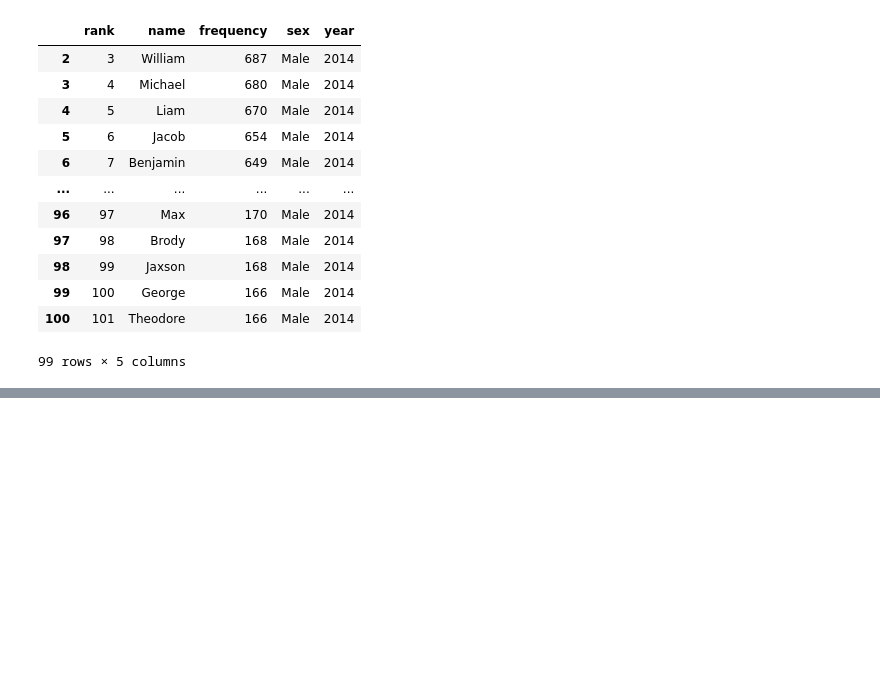
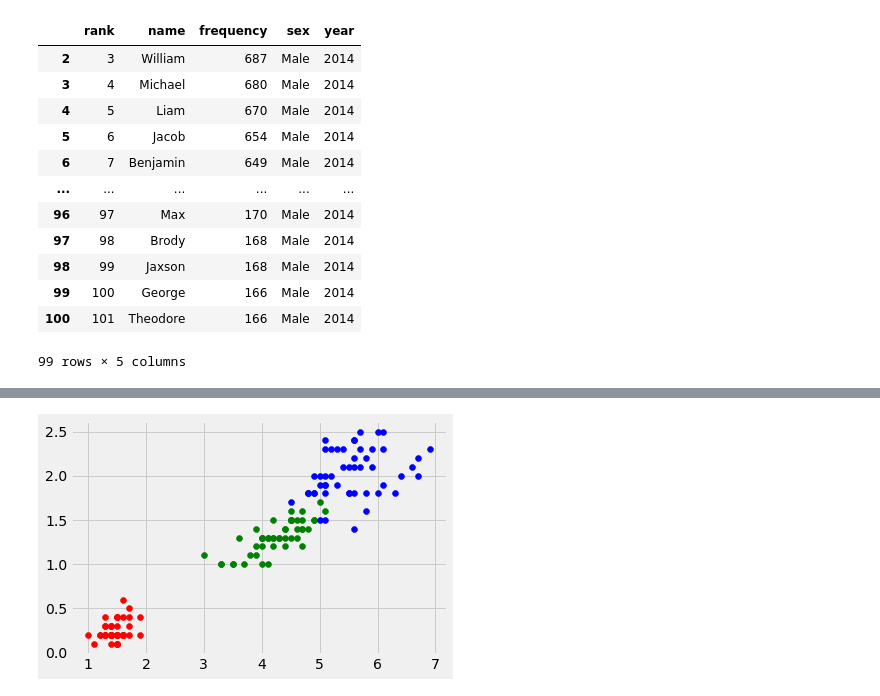
Before and after one commit to wu-olivia-ke/inf1340-programmingfordatascience-fa21, a Jupyter notebook: class-demo.ipynb, the cells around one changed output, grey strips where cells are left out. Cells and saved outputs as stored; diff of their text form; code cells hidden in the pictures; blank space fills up the shorter version.

```diff
--- a/class-demo.ipynb
+++ b/class-demo.ipynb
@@ -591,0 +649,7 @@ df.tail(99)
+# %%
+fig, ax = plt.subplots()
+
+for i in range(len(iris['petal_length'])):
+    ax.scatter(iris['petal_length'][i], iris['petal_width'][i],color=colors[iris['species'][i]])
+# %% [output]
+[figure, added]
```
Also changed, not shown: parts of 5 cells of this notebook, 1 other file.
